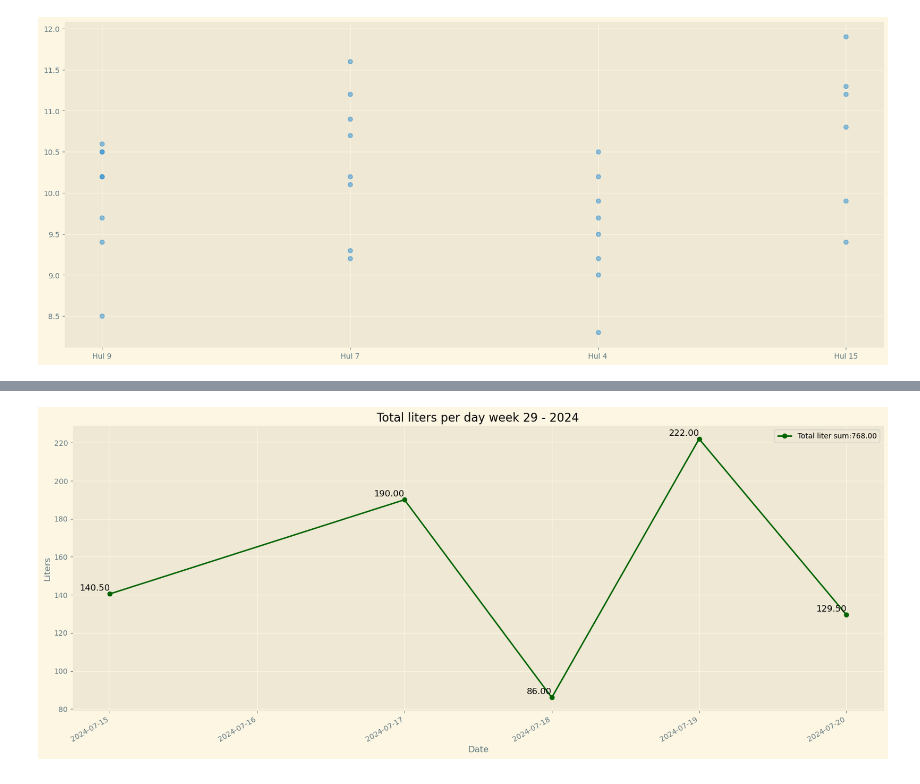
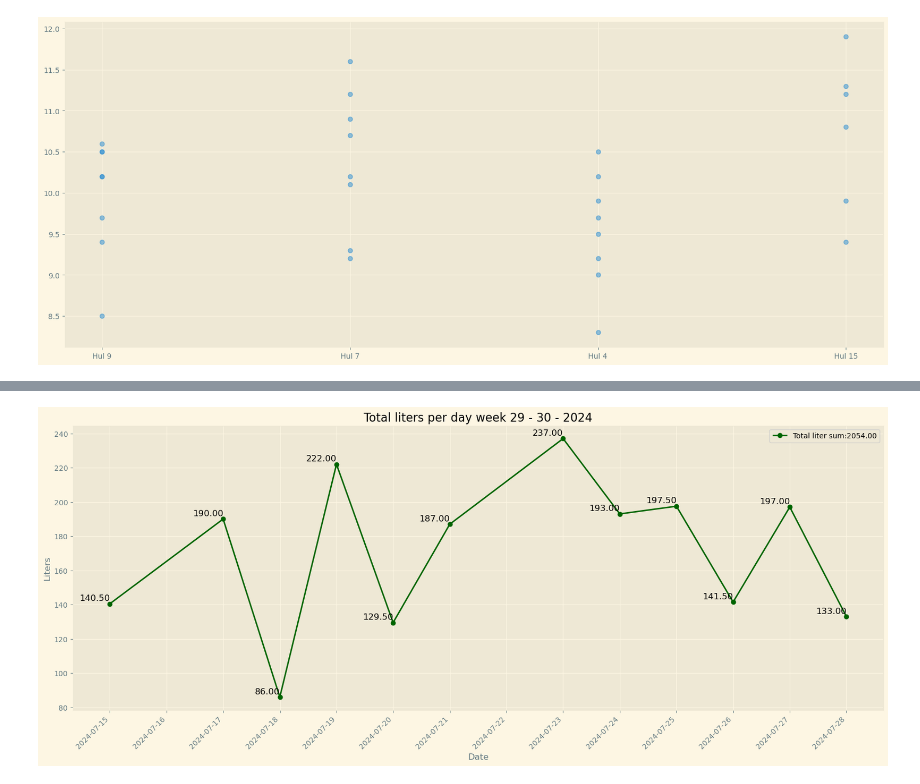
Before and after one commit to ABM-Analytics/Uge-rapport, a Jupyter notebook: ugerapport.ipynb, the cells around one changed output, grey strips where cells are left out. Cells and saved outputs as stored; diff of their text form; code cells hidden in the pictures.

```diff
--- a/ugerapport.ipynb
+++ b/ugerapport.ipynb
@@ -17,11 +18,11 @@ pd.options.mode.chained_assignment = None
 # %%
 ###Import af data
 
-dfklip = pd.read_csv('uge29Klippelog.csv')
+dfklip = pd.read_csv('uge31klippelog.csv')
 
-dfpogo = pd.read_csv('uge29pogo.csv')
+dfpogo = pd.read_csv('uge31pogo.csv')
 
-dfstimp = pd.read_csv('uge29Stimp.csv')
+dfstimp = pd.read_csv('uge31stimp.csv')
 
 print("Clipdata:")
 print (dfklip.describe())
@@ -234,33 +235,41 @@ Average ml/m2 per Green:
 # %%
+import matplotlib.dates as mdates
 # Filter the data for the specific week and year
-line_uge = dfklip[(dfklip['Week'] == 29) & (dfklip['Year'] == 2024)]
+weeks = [29,30]
+line_uge = dfklip[(dfklip['Week'].isin(weeks)) & (dfklip['Year'] == 2024)]
 
 line_uge['Hul'] = line_uge['Hul'].astype(str)
 line_uge['Liter'] = line_uge['Liter'].astype(str).str.replace(',', '.').astype(float)
 
 
 
 
 # Group the data by 'dato' and sum the 'Liter' column
 line_liter = line_uge.groupby('Dato')['Liter'].sum()
 total_week_liters =line_liter.sum()
 # Plot the line graph
 plt.figure(figsize=(20, 8))
 line_liter.plot(kind='line', marker='o',color='darkgreen')
-plt.title('Total liters per day week 29 - 2024')
+plt.title('Total liters per day week 29 - 30 - 2024')
 plt.xlabel('Date')
 plt.ylabel('Liters')
+plt.xticks(rotation=45)
 plt.grid(True)
+
+# Format the x-axis to display full dates
+ax = plt.gca()
+ax.xaxis.set_major_formatter(mdates.DateFormatter('%Y-%m-%d'))
+ax.xaxis.set_major_locator(mdates.DayLocator())
 
 
 # Annotate each data point with its value
 for x, y in zip(line_liter.index, line_liter.values):
     plt.text(x, y + 0.9, f'{y:.2f}', ha='right', va='bottom', fontsize=12)
 
 plt.legend([f'Total liter sum:{total_week_liters:.2f}'], loc='upper right')
 
 plt.show()
 # %% [output]
-[figure, old version]
+[figure, new version]
 # %%
 ###ÆNDRE HER FOR ANDEN UGE
```
Also changed, not shown: parts of 13 cells of this notebook.
